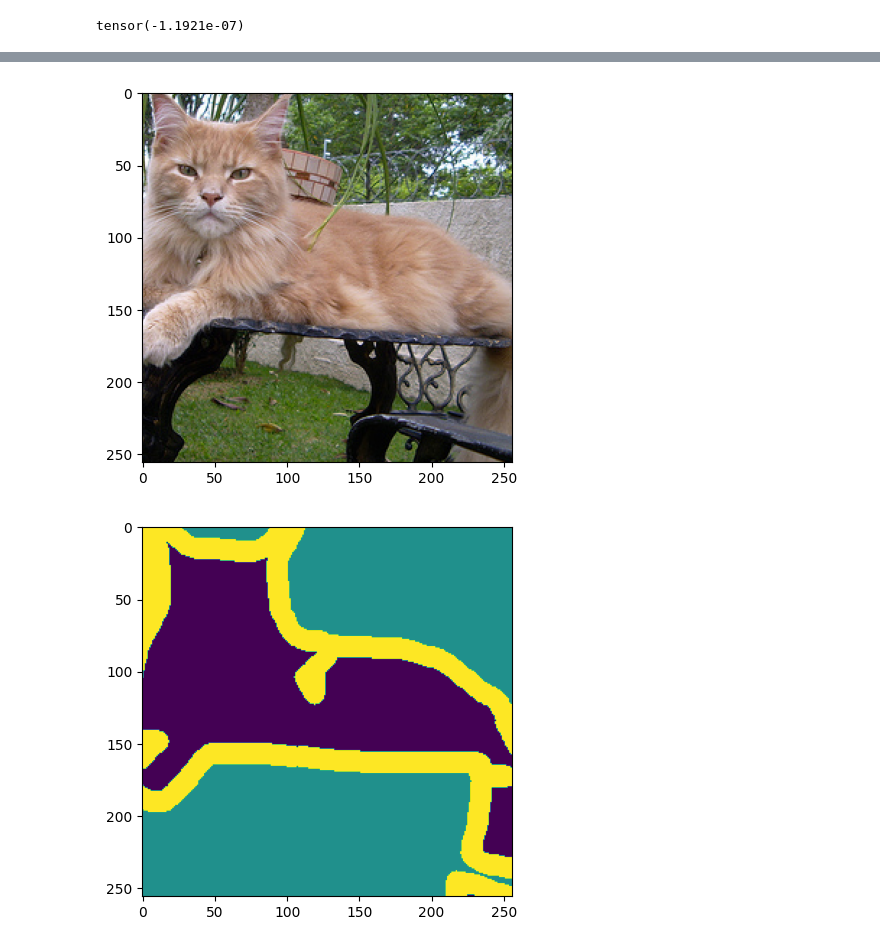
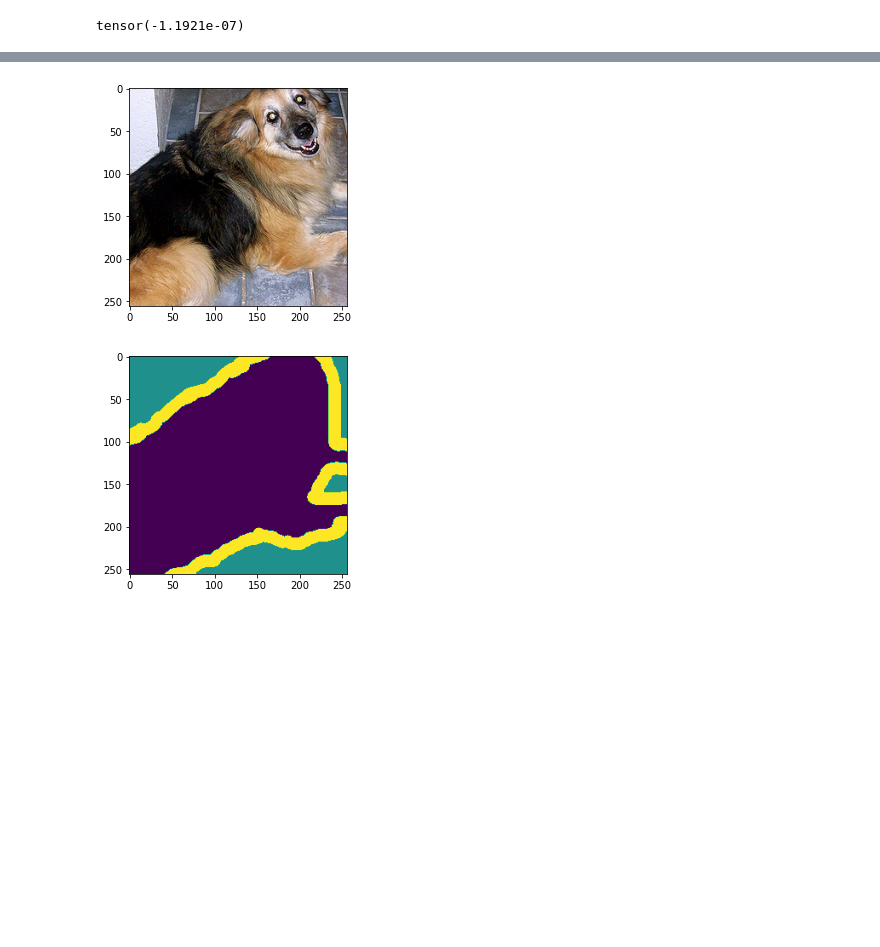
Before and after one commit to HeiseMax/ActiveShiftLayer, a Jupyter notebook: U_Net.ipynb, the cells around one changed output, grey strips where cells are left out. Saved outputs shown, nothing was run; the diff lists cells and outputs as text; code cells hidden in the pictures; blank space fills up the shorter version.

Commit message:
trained U-net

```diff
--- a/U_Net.ipynb
+++ b/U_Net.ipynb
@@ -146,21 +152,21 @@ nan
 # %%
 def show_segmentation_results(NN, dataset, index, device):
     img = torch.transpose(dataset[index][0], 2, 0)
     img = torch.transpose(img, 1,0)
     plt.imshow(img)
     plt.show()
 
     plt.imshow(dataset[index][1][0])
     plt.show()
 
     seg = dataset[index][0]
     seg = seg[None,:,:,:].to(device)
     outputs = NN(seg)
     outputs = torch.argmax(outputs, 1, keepdim=True)
     plt.imshow(outputs[0][0].detach().to("cpu").numpy())
     plt.show()
 
-show_segmentation_results(U_NN, train_dataset, 1000, device)
+show_segmentation_results(U_NN, train_dataset, 933, device)
 # %% [output]
-[figure, old version]
+[figure, new version]
-[figure, old version]
+[figure, new version]
```
Also changed, not shown: parts of 8 cells of this notebook, 4 other files.
